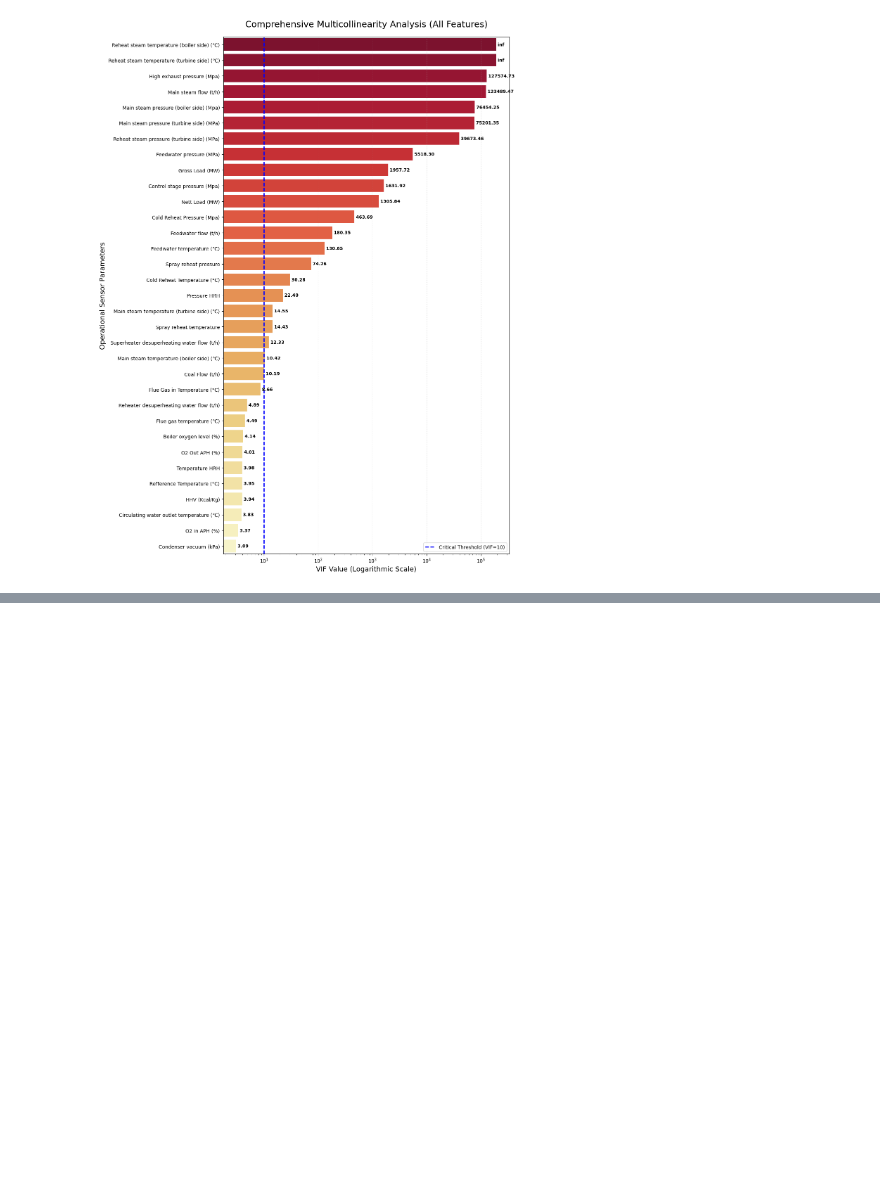
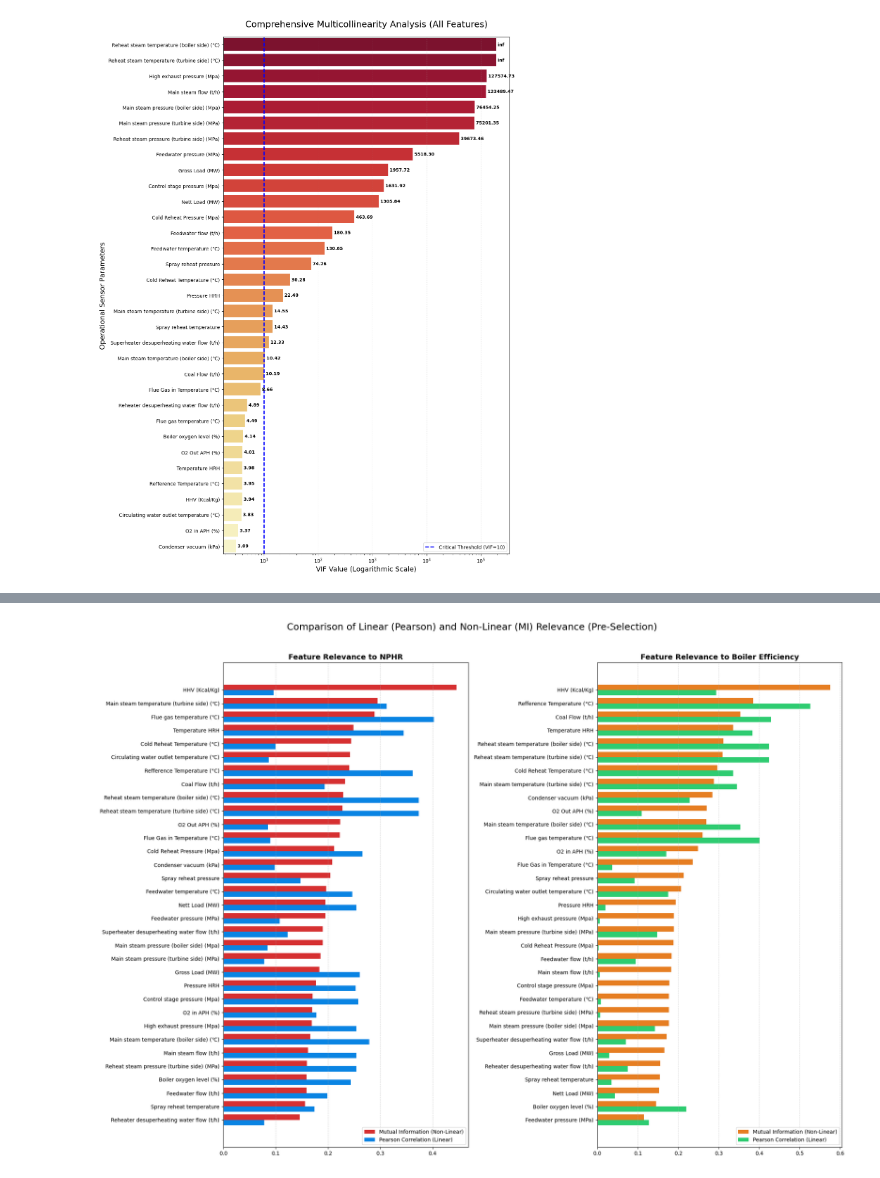
Before and after one commit to ainalirham89/MrMiMaxG-CVM, a Jupyter notebook: Statistik Analisis/Dataset 1 (ops)/VIF.ipynb, the cells around one changed output, grey strips where cells are left out. Saved outputs shown, nothing was run; the diff lists cells and outputs as text; code cells hidden in the pictures; blank space fills up the shorter version.

```diff
--- a/Statistik Analisis/Dataset 1 (ops)/VIF.ipynb
+++ b/Statistik Analisis/Dataset 1 (ops)/VIF.ipynb
@@ -167,0 +228,64 @@ plt.show()
+# %%
+import pandas as pd
+import numpy as np
+import seaborn as sns
+import matplotlib.pyplot as plt
+from sklearn.feature_selection import mutual_info_regression
+
+# 1. Persiapan Data
+target_cols = ['NPHR (Kcal/Kwh)', 'Boiler Eff (%)']
+X = df_raw_1.drop(columns=target_cols)
+y_nphr = df_raw_1['NPHR (Kcal/Kwh)']
+y_eff = df_raw_1['Boiler Eff (%)']
+
+# Mengisi missing values agar MI tidak error
+X_fill = X.fillna(X.median())
+
+# 2. Perhitungan Skor
+# Target 1: NPHR
+pearson_nphr = X.corrwith(y_nphr).abs()
+mi_nphr = mutual_info_regression(X_fill, y_nphr, random_state=42)
+
+# Target 2: Boiler Efficiency
+pearson_eff = X.corrwith(y_eff).abs()
+mi_eff = mutual_info_regression(X_fill, y_eff, random_state=42)
+
+# 3. Membuat Dataframe Hasil untuk Plotting
+df_res = pd.DataFrame({
+    'Feature': X.columns,
+    'Pearson_NPHR': pearson_nphr.values,
+    'MI_NPHR': mi_nphr,
+    'Pearson_Eff': pearson_eff.values,
+    'MI_Eff': mi_eff
+})
+
+# 4. Visualisasi
+fig, (ax1, ax2) = plt.subplots(1, 2, figsize=(20, 14)) # Menggunakan 1 baris 2 kolom agar mudah dibandingkan
+
+# --- Plot 1: NPHR ---
+df_nphr = df_res.sort_values('MI_NPHR', ascending=True)
+y_pos = np.arange(len(df_nphr))
+ax1.barh(y_pos + 0.2, df_nphr['MI_NPHR'], 0.4, label='Mutual Information (Non-Linear)', color='#d63031')
+ax1.barh(y_pos - 0.2, df_nphr['Pearson_NPHR'], 0.4, label='Pearson Correlation (Linear)', color='#0984e3')
+ax1.set_yticks(y_pos)
+ax1.set_yticklabels(df_nphr['Feature'], fontsize=10)
+ax1.set_title('Feature Relevance to NPHR', fontsize=14, fontweight='bold')
+ax1.legend(loc='lower right')
+ax1.grid(axis='x', linestyle='--', alpha=0.5)
+
+# --- Plot 2: Boiler Efficiency ---
+df_eff = df_res.sort_values('MI_Eff', ascending=True)
+y_pos = np.arange(len(df_eff))
+ax2.barh(y_pos + 0.2, df_eff['MI_Eff'], 0.4, label='Mutual Information (Non-Linear)', color='#e67e22')
+ax2.barh(y_pos - 0.2, df_eff['Pearson_Eff'], 0.4, label='Pearson Correlation (Linear)', color='#2ecc71')
+ax2.set_yticks(y_pos)
+ax2.set_yticklabels(df_eff['Feature'], fontsize=10)
+ax2.set_title('Feature Relevance to Boiler Efficiency', fontsize=14, fontweight='bold')
+ax2.legend(loc='lower right')
+ax2.grid(axis='x', linestyle='--', alpha=0.5)
+
+plt.suptitle('Comparison of Linear (Pearson) and Non-Linear (MI) Relevance (Pre-Selection)', fontsize=18, y=1.02)
+plt.tight_layout()
+plt.show()
+# %% [output]
+[figure, added]
```
Also changed, not shown: parts of 1 cell of this notebook, 3 other files.
